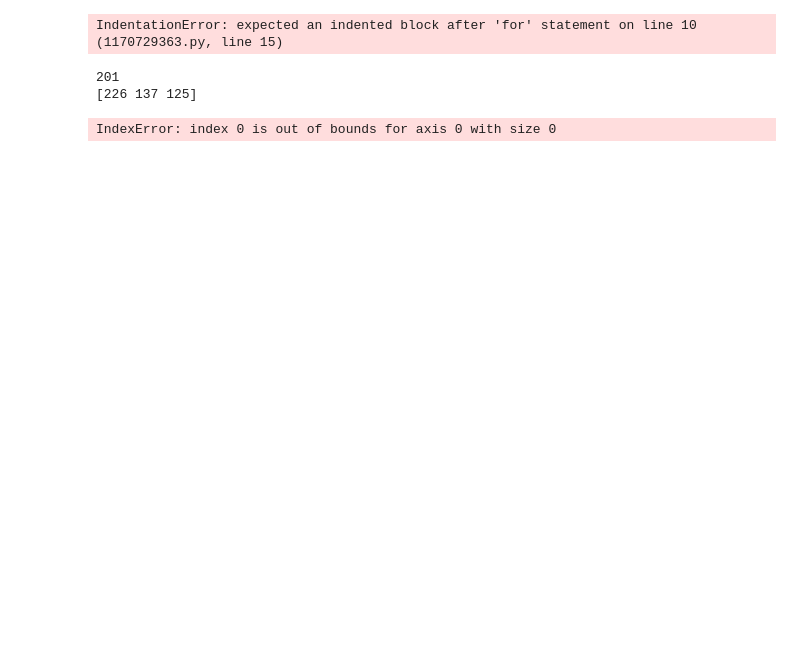
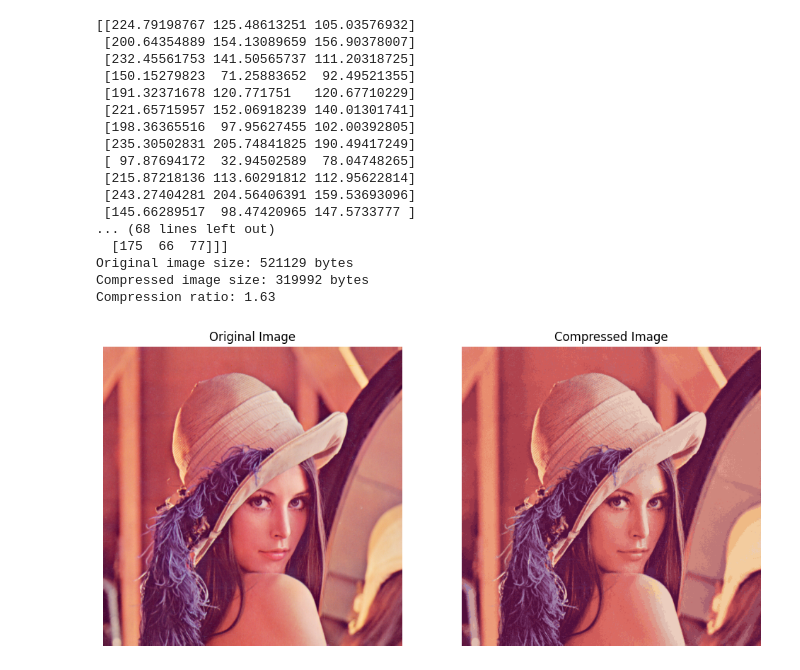
Before and after one commit to youngjaeheo2002/c11a1, a Jupyter notebook: Part3/Part3.ipynb, the cells around one changed output. Saved outputs shown, nothing was run; the diff lists cells and outputs as text; code cells hidden in the pictures; blank space fills up the shorter version.

```diff
--- a/Part3/Part3.ipynb
+++ b/Part3/Part3.ipynb
@@ -10,35 +12,22 @@ def kmeans_numpy(X, n_clusters, max_iters=100):
     """
     Hint:
     if implementing using numpy array:
-    the shape of the centroids are (n_clusters x 2 ), a 2D array--> each cluster is has a coordinate with makes it a 2 value
-    The shape of the labels are (for the given sample image) 512 x 512 = 262144 --> a 1D array
+    the shape of centroids is (n_clusters x 3), a 2D array
+    The shape of labels is (for the given sample image) 512 x 512 = 262144 --> a 1D array
     """
     # Initialize cluster centroids randomly
     centroids = X[np.random.choice(len(X), n_clusters, replace=False)]
+
     for _ in range(max_iters):
         # Calculate the distance from each point to each centroid
           ###########
           # Fill here
-        distances = np.empty((0,len(X)))
-        for i in range(n_clusters):
-            distance_to_cluster_i = np.array([])
-            for j in range(len(X)):
-                print(centroids[i][0],centroids[i][1],centroids[i][2])
-                print(X[j][0], X[j][1], X[j][2])
-                distance_to_cluster_i[j] = ((X[j][0] - centroids[i][0])**2 + (X[j][1] - centroids[i][1])**2 + (X[j][2] - centroids[i][2])**2)
-
-        distances = np.vstack((distances,distance_to_cluster_i))
+        distances = np.linalg.norm(X[:,np.newaxis,:] - centroids, axis=2)
           ###########
         # Assign each point to the nearest cluster
           ###########
           # Fill here
-        cluster_assingnment = np.zeros((len(X),1))
-        for j in range(len(X)):
-          min = 0
-          for i in range(1,n_clusters):
-              if distances[i][j] < distances[min][j]:
-                  min = i
-          cluster_assingnment[j] = min
+        labels = np.argmin(distances,axis = 1)
           ###########
         # Create an empty array to store the new centroids
         new_centroids = np.zeros((n_clusters, X.shape[1]))
@@ -46,15 +35,10 @@ def kmeans_numpy(X, n_clusters, max_iters=100):
         # Loop through each cluster
         for i in range(n_clusters):
             # Find all data points that belong to the current cluster
-            cluster_points = np.empty((0,X.shape[1]))
-            min = 0
-            for j in range(len(X)):
-              if cluster_assingnment[j] == i:
-                  np.vstack(cluster_points,X[j])
-
+            cluster_points = X[labels == i] # fill here
 
             # Calculate the mean (average) of all data points in the cluster
-            cluster_mean = np.mean(cluster_points)
+            cluster_mean = np.mean(cluster_points,axis = 0)
 
             # Assign the cluster mean as the new centroid
             new_centroids[i] = cluster_mean
@@ -64,7 +48,7 @@ def kmeans_numpy(X, n_clusters, max_iters=100):
             break
 
         centroids = new_centroids
-    labels = cluster_assingnment
+
     return centroids, labels
 # %%
 def create_compressed_image(labels, centroids, height, width, channels):
@@ -74,16 +58,14 @@ def create_compressed_image(labels, centroids, height, width, channels):
     """
     # Step 3: Create a compressed image based on cluster centroids
     compressed_image = np.zeros((height, width, channels), dtype=np.uint8)
-
     for i in range(height):
         for j in range(width):
           ###########
           # Fill here
           ###########
-
+          compressed_image[i][j] = centroids[labels[width* i + j]]
+    print(compressed_image)
     return compressed_image
-# %% [output]
-IndentationError: expected an indented block after 'for' statement on line 10 (1170729363.py, line 15)
 # %%
 import cv2
 import numpy as np
@@ -104,6 +86,7 @@ def kmeans_image_compression(image_path, num_clusters):
     # Step 2: Apply K-means clustering using numpy
     pixel_values = original_image.reshape(-1, 3)
     centroids, labels = kmeans_numpy(pixel_values, num_clusters)
+    print(centroids)
 
     # Step 3: Create a compressed image based on cluster centroids
     compressed_image = create_compressed_image(labels, centroids, height, width, channels)
@@ -118,34 +101,49 @@ def kmeans_image_compression(image_path, num_clusters):
 
     # Calculate and print the compression ratio
     original_size = os.path.getsize(original_image_path)
     compressed_size = os.path.getsize(compressed_image_path)
     compression_ratio = original_size / compressed_size
 
     print(f"Original image size: {original_size} bytes")
     print(f"Compressed image size: {compressed_size} bytes")
     print(f"Compression ratio: {compression_ratio:.2f}")
 
     # Show the original and compressed images using matplotlib
     plt.figure(figsize=(12, 6))
 
     plt.subplot(1, 2, 1)
     plt.imshow(original_image)
     plt.title("Original Image")
     plt.axis("off")
 
     plt.subplot(1, 2, 2)
     plt.imshow(compressed_image)
     plt.title("Compressed Image")
     plt.axis("off")
 
     plt.show()
 
 if __name__ == "__main__":
     image_path = "test_image.png"
 
-    num_clusters = 10  # Adjust the number of clusters as needed
+    num_clusters = 32 # Adjust the number of clusters as needed
     kmeans_image_compression(image_path, num_clusters)
 # %% [output]
-201
-[226 137 125]
+[[224.79198767 125.48613251 105.03576932]
+ [200.64354889 154.13089659 156.90378007]
+ [232.45561753 141.50565737 111.20318725]
+ [150.15279823  71.25883652  92.49521355]
+ [191.32371678 120.771751   120.67710229]
+ [221.65715957 152.06918239 140.01301741]
+ [198.36365516  97.95627455 102.00392805]
+ [235.30502831 205.74841825 190.49417249]
+ [ 97.87694172  32.94502589  78.04748265]
+ [215.87218136 113.60291812 112.95622814]
+ [243.27404281 204.56406391 159.53693096]
+ [145.66289517  98.47420965 147.5733777 ]
+... (68 lines left out)
+  [175  66  77]]]
+Original image size: 521129 bytes
+Compressed image size: 319992 bytes
+Compression ratio: 1.63
-IndexError: index 0 is out of bounds for axis 0 with size 0
+[figure, added]
```
Also changed, not shown: parts of 2 cells of this notebook, 2 other files.
